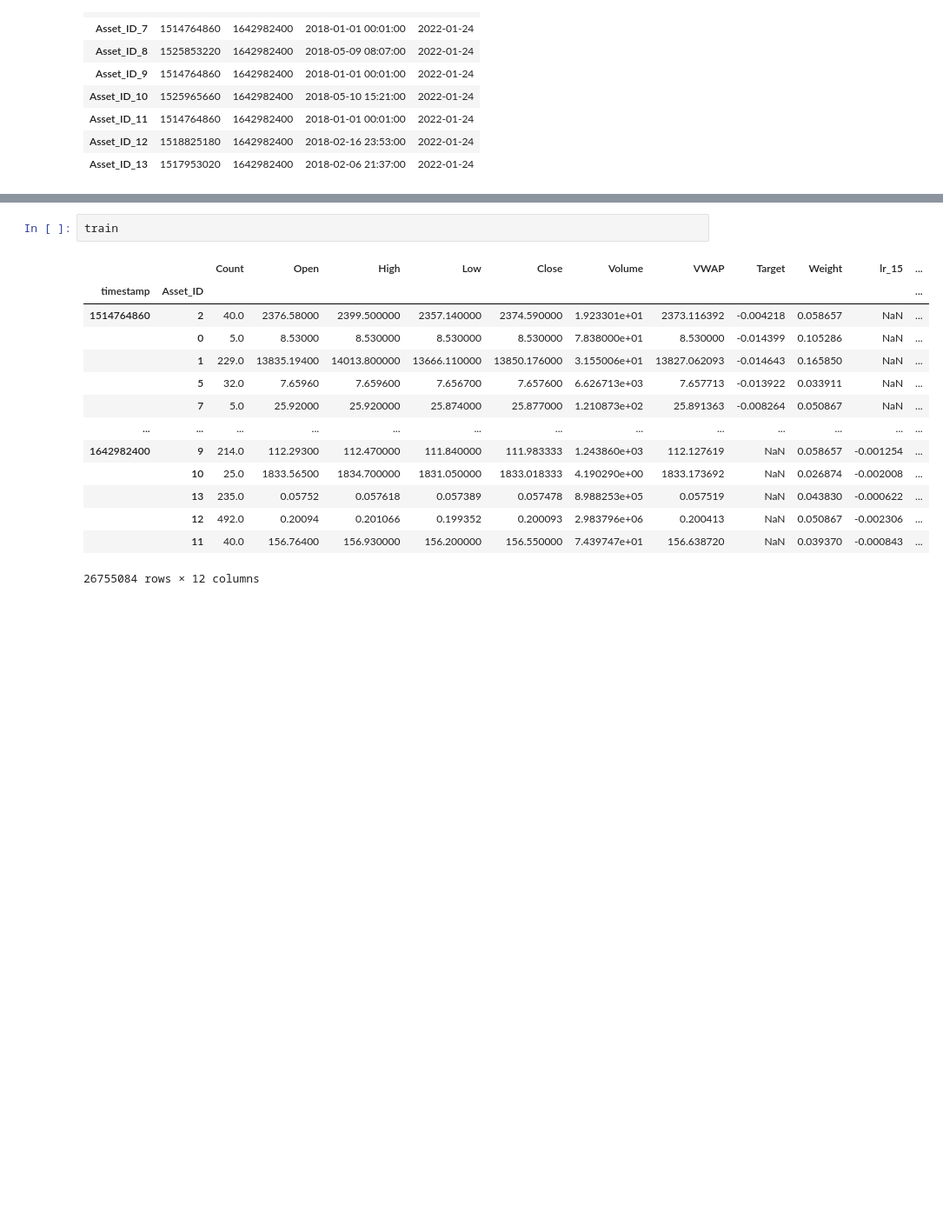
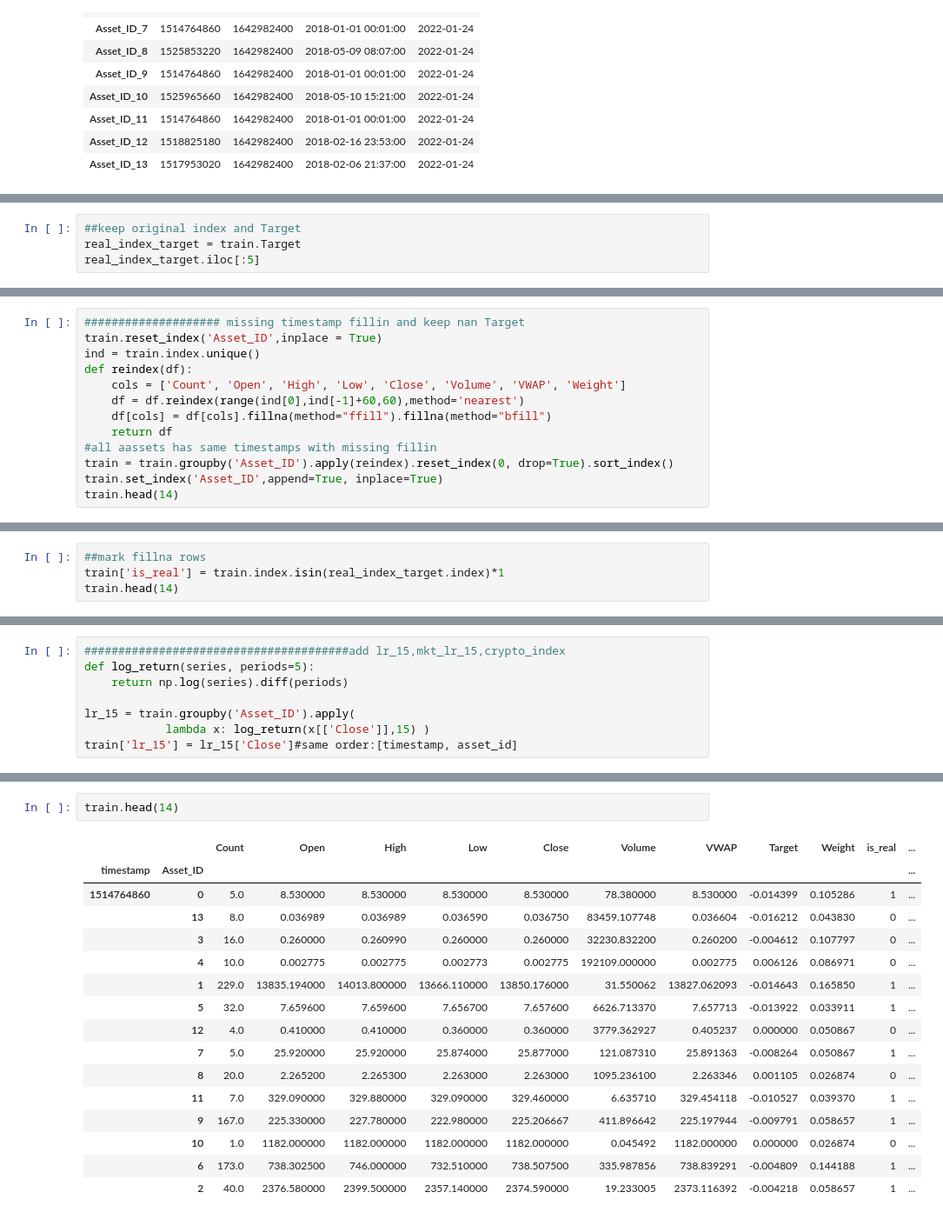
Before and after one commit to 123mitnik/Crypto_Forecasting_kaggle, a Jupyter notebook: new_data.ipynb, the cells around one changed output, grey strips where cells are left out. Shown at 87% size. Saved outputs shown, nothing was run; the diff lists cells and outputs as text; blank space fills up the shorter version.

```diff
--- a/new_data.ipynb
+++ b/new_data.ipynb
@@ -103,0 +130,4 @@ train.set_index('Asset_ID',append=True, inplace=True)
+# %%
+##keep original index and Target
+real_index_target = train.Target
+real_index_target.iloc[:5]
@@ -103,0 +142,13 @@ train.set_index('Asset_ID',append=True, inplace=True)
+# %%
+#################### missing timestamp fillin and keep nan Target
+train.reset_index('Asset_ID',inplace = True)
+ind = train.index.unique()
+def reindex(df):
+    cols = ['Count', 'Open', 'High', 'Low', 'Close', 'Volume', 'VWAP', 'Weight']
+    df = df.reindex(range(ind[0],ind[-1]+60,60),method='nearest')
+    df[cols] = df[cols].fillna(method="ffill").fillna(method="bfill")
+    return df
+#all aassets has same timestamps with missing fillin
+train = train.groupby('Asset_ID').apply(reindex).reset_index(0, drop=True).sort_index()
+train.set_index('Asset_ID',append=True, inplace=True)
+train.head(14)
@@ -103,0 +172,4 @@ train.set_index('Asset_ID',append=True, inplace=True)
+# %%
+##mark fillna rows
+train['is_real'] = train.index.isin(real_index_target.index)*1
+train.head(14)
@@ -104 +195,9 @@ train.set_index('Asset_ID',append=True, inplace=True)
+# %%
+#######################################add lr_15,mkt_lr_15,crypto_index
+def log_return(series, periods=5):
+    return np.log(series).diff(periods)
+
+lr_15 = train.groupby('Asset_ID').apply(
+            lambda x: log_return(x[['Close']],15) )
+train['lr_15'] = lr_15['Close']#same order:[timestamp, asset_id]
 # %%
@@ -130,17 +234,19 @@ Mkt_lrt_15,Crypto_Index added
 # %%
-train
+train.head(14)
 # %% [output]
-|  |  | Count | Open | High | Low | Close | Volume | VWAP | Target | Weight | lr_15 | ... |
+|  |  | Count | Open | High | Low | Close | Volume | VWAP | Target | Weight | is_real | ... |
 | timestamp | Asset_ID |  |  |  |  |  |  |  |  |  |  | ... |
-| 1514764860 | 2 | 40.0 | 2376.58000 | 2399.500000 | 2357.140000 | 2374.590000 | 1.923301e+01 | 2373.116392 | -0.004218 | 0.058657 | NaN | ... |
-|  | 0 | 5.0 | 8.53000 | 8.530000 | 8.530000 | 8.530000 | 7.838000e+01 | 8.530000 | -0.014399 | 0.105286 | NaN | ... |
-|  | 1 | 229.0 | 13835.19400 | 14013.800000 | 13666.110000 | 13850.176000 | 3.155006e+01 | 13827.062093 | -0.014643 | 0.165850 | NaN | ... |
-|  | 5 | 32.0 | 7.65960 | 7.659600 | 7.656700 | 7.657600 | 6.626713e+03 | 7.657713 | -0.013922 | 0.033911 | NaN | ... |
-|  | 7 | 5.0 | 25.92000 | 25.920000 | 25.874000 | 25.877000 | 1.210873e+02 | 25.891363 | -0.008264 | 0.050867 | NaN | ... |
-| ... | ... | ... | ... | ... | ... | ... | ... | ... | ... | ... | ... | ... |
-| 1642982400 | 9 | 214.0 | 112.29300 | 112.470000 | 111.840000 | 111.983333 | 1.243860e+03 | 112.127619 | NaN | 0.058657 | -0.001254 | ... |
-|  | 10 | 25.0 | 1833.56500 | 1834.700000 | 1831.050000 | 1833.018333 | 4.190290e+00 | 1833.173692 | NaN | 0.026874 | -0.002008 | ... |
-|  | 13 | 235.0 | 0.05752 | 0.057618 | 0.057389 | 0.057478 | 8.988253e+05 | 0.057519 | NaN | 0.043830 | -0.000622 | ... |
-|  | 12 | 492.0 | 0.20094 | 0.201066 | 0.199352 | 0.200093 | 2.983796e+06 | 0.200413 | NaN | 0.050867 | -0.002306 | ... |
-|  | 11 | 40.0 | 156.76400 | 156.930000 | 156.200000 | 156.550000 | 7.439747e+01 | 156.638720 | NaN | 0.039370 | -0.000843 | ... |
+| 1514764860 | 0 | 5.0 | 8.530000 | 8.530000 | 8.530000 | 8.530000 | 78.380000 | 8.530000 | -0.014399 | 0.105286 | 1 | ... |
+|  | 13 | 8.0 | 0.036989 | 0.036989 | 0.036590 | 0.036750 | 83459.107748 | 0.036604 | -0.016212 | 0.043830 | 0 | ... |
+|  | 3 | 16.0 | 0.260000 | 0.260990 | 0.260000 | 0.260000 | 32230.832200 | 0.260200 | -0.004612 | 0.107797 | 0 | ... |
+|  | 4 | 10.0 | 0.002775 | 0.002775 | 0.002773 | 0.002775 | 192109.000000 | 0.002775 | 0.006126 | 0.086971 | 0 | ... |
+|  | 1 | 229.0 | 13835.194000 | 14013.800000 | 13666.110000 | 13850.176000 | 31.550062 | 13827.062093 | -0.014643 | 0.165850 | 1 | ... |
+|  | 5 | 32.0 | 7.659600 | 7.659600 | 7.656700 | 7.657600 | 6626.713370 | 7.657713 | -0.013922 | 0.033911 | 1 | ... |
+|  | 12 | 4.0 | 0.410000 | 0.410000 | 0.360000 | 0.360000 | 3779.362927 | 0.405237 | 0.000000 | 0.050867 | 0 | ... |
+|  | 7 | 5.0 | 25.920000 | 25.920000 | 25.874000 | 25.877000 | 121.087310 | 25.891363 | -0.008264 | 0.050867 | 1 | ... |
+|  | 8 | 20.0 | 2.265200 | 2.265300 | 2.263000 | 2.263000 | 1095.236100 | 2.263346 | 0.001105 | 0.026874 | 0 | ... |
+|  | 11 | 7.0 | 329.090000 | 329.880000 | 329.090000 | 329.460000 | 6.635710 | 329.454118 | -0.010527 | 0.039370 | 1 | ... |
+|  | 9 | 167.0 | 225.330000 | 227.780000 | 222.980000 | 225.206667 | 411.896642 | 225.197944 | -0.009791 | 0.058657 | 1 | ... |
+|  | 10 | 1.0 | 1182.000000 | 1182.000000 | 1182.000000 | 1182.000000 | 0.045492 | 1182.000000 | 0.000000 | 0.026874 | 0 | ... |
+|  | 6 | 173.0 | 738.302500 | 746.000000 | 732.510000 | 738.507500 | 335.987856 | 738.839291 | -0.004809 | 0.144188 | 1 | ... |
+|  | 2 | 40.0 | 2376.580000 | 2399.500000 | 2357.140000 | 2374.590000 | 19.233005 | 2373.116392 | -0.004218 | 0.058657 | 1 | ... |
-26755084 rows × 12 columns
```
Also changed, not shown: parts of 20 cells of this notebook, 4 other files.
